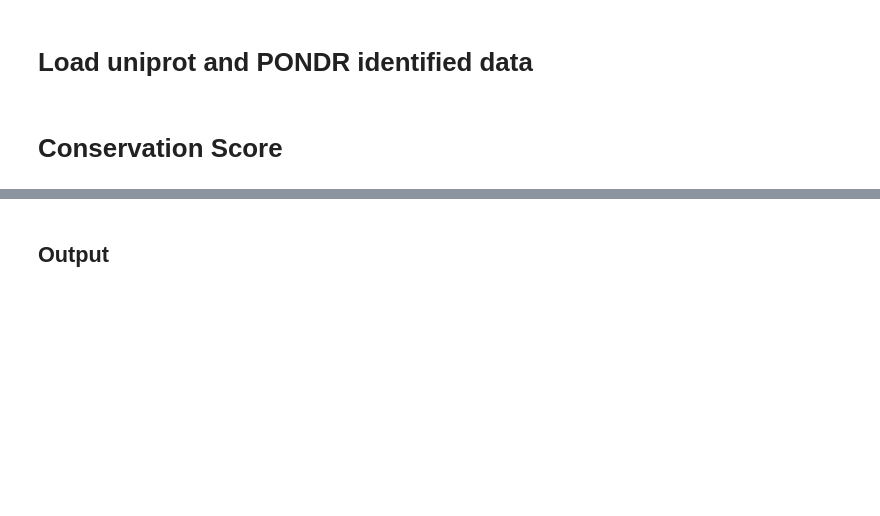
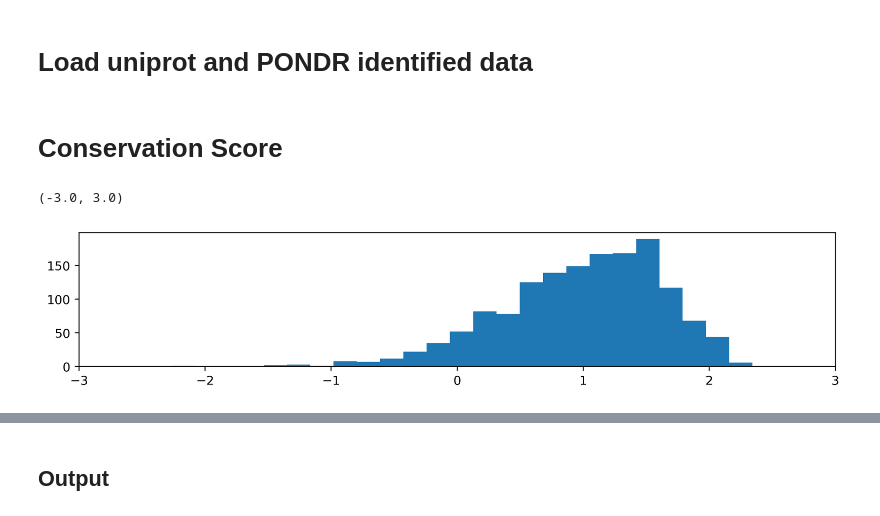
Before and after one commit to allmwh/the_return_of_the_rings, a Jupyter notebook: fig2.ipynb, the cells around one changed output, grey strips where cells are left out. Drawn from its saved outputs; the diff is of its cells as text; code cells hidden in the pictures; blank space fills up the shorter version.

```diff
--- a/fig2.ipynb
+++ b/fig2.ipynb
@@ -222,0 +242,7 @@ if normalize:
+# %%
+f, (a0) = plt.subplots(1, 1, sharex=True, sharey=True, figsize=(11, 2), dpi=400)
+a0.hist(conserve_list[3]['score'],bins=25)
+a0.set_xlim(-3,3)
+# %% [output]
+(-3.0, 3.0)
+[figure, added]
```
Also changed, not shown: parts of 13 cells of this notebook, 3 other files.
